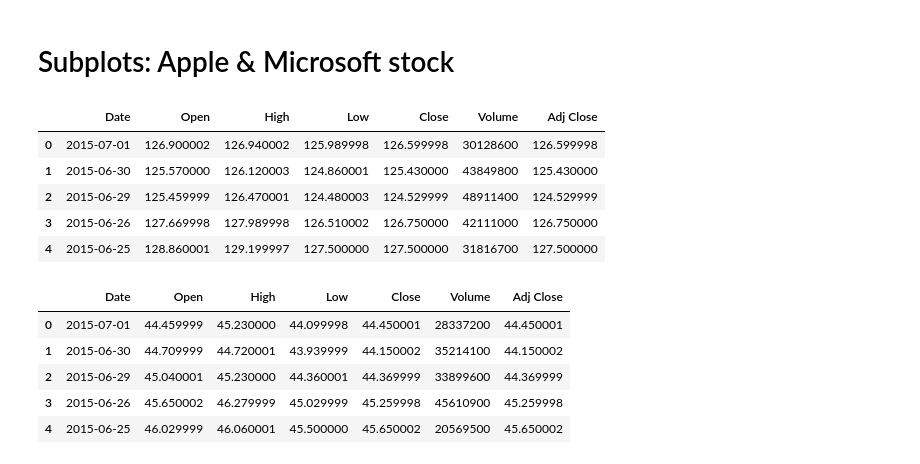
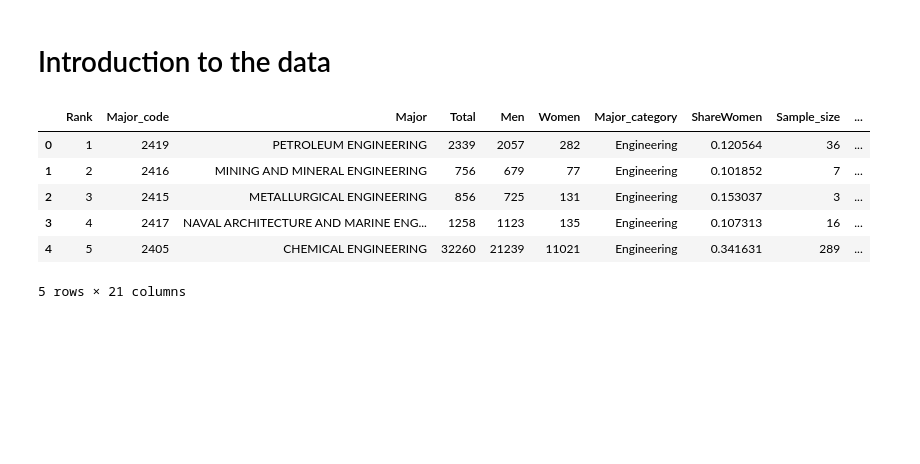
Before and after one commit to dataquestio/solutions, a Jupyter notebook: Mission103Solutions.ipynb, the cells around one changed output. Cells and saved outputs as stored; diff of their text form; code cells hidden in the pictures; blank space fills up the shorter version.

```diff
--- a/Mission103Solutions.ipynb
+++ b/Mission103Solutions.ipynb
@@ -1,27 +1,16 @@
-# %% [markdown]
-# Subplots: Apple & Microsoft stock
+# %% [markdown]
+# Introduction to the data
 # %%
 import pandas as pd
 import matplotlib.pyplot as plt
 %matplotlib inline
-
-apple =  pd.read_csv("AAPL_historical_stock.csv")
-msft = pd.read_csv("MSFT_historical_stock.csv")
-
-apple.head(5)
+recent_grads = pd.read_csv("recent-grads.csv")
+recent_grads.head()
 # %% [output]
-|  | Date | Open | High | Low | Close | Volume | Adj Close |
-| 0 | 2015-07-01 | 126.900002 | 126.940002 | 125.989998 | 126.599998 | 30128600 | 126.599998 |
-| 1 | 2015-06-30 | 125.570000 | 126.120003 | 124.860001 | 125.430000 | 43849800 | 125.430000 |
-| 2 | 2015-06-29 | 125.459999 | 126.470001 | 124.480003 | 124.529999 | 48911400 | 124.529999 |
-| 3 | 2015-06-26 | 127.669998 | 127.989998 | 126.510002 | 126.750000 | 42111000 | 126.750000 |
-| 4 | 2015-06-25 | 128.860001 | 129.199997 | 127.500000 | 127.500000 | 31816700 | 127.500000 |
+|  | Rank | Major_code | Major | Total | Men | Women | Major_category | ShareWomen | Sample_size | ... |
+| 0 | 1 | 2419 | PETROLEUM ENGINEERING | 2339 | 2057 | 282 | Engineering | 0.120564 | 36 | ... |
+| 1 | 2 | 2416 | MINING AND MINERAL ENGINEERING | 756 | 679 | 77 | Engineering | 0.101852 | 7 | ... |
+| 2 | 3 | 2415 | METALLURGICAL ENGINEERING | 856 | 725 | 131 | Engineering | 0.153037 | 3 | ... |
+| 3 | 4 | 2417 | NAVAL ARCHITECTURE AND MARINE ENG... | 1258 | 1123 | 135 | Engineering | 0.107313 | 16 | ... |
+| 4 | 5 | 2405 | CHEMICAL ENGINEERING | 32260 | 21239 | 11021 | Engineering | 0.341631 | 289 | ... |
+5 rows × 21 columns
-# %%
-msft.head(5)
-# %% [output]
-|  | Date | Open | High | Low | Close | Volume | Adj Close |
-| 0 | 2015-07-01 | 44.459999 | 45.230000 | 44.099998 | 44.450001 | 28337200 | 44.450001 |
-| 1 | 2015-06-30 | 44.709999 | 44.720001 | 43.939999 | 44.150002 | 35214100 | 44.150002 |
-| 2 | 2015-06-29 | 45.040001 | 45.230000 | 44.360001 | 44.369999 | 33899600 | 44.369999 |
-| 3 | 2015-06-26 | 45.650002 | 46.279999 | 45.029999 | 45.259998 | 45610900 | 45.259998 |
-| 4 | 2015-06-25 | 46.029999 | 46.060001 | 45.500000 | 45.650002 | 20569500 | 45.650002 |
```
Also changed, not shown: parts of 21 cells of this notebook.
